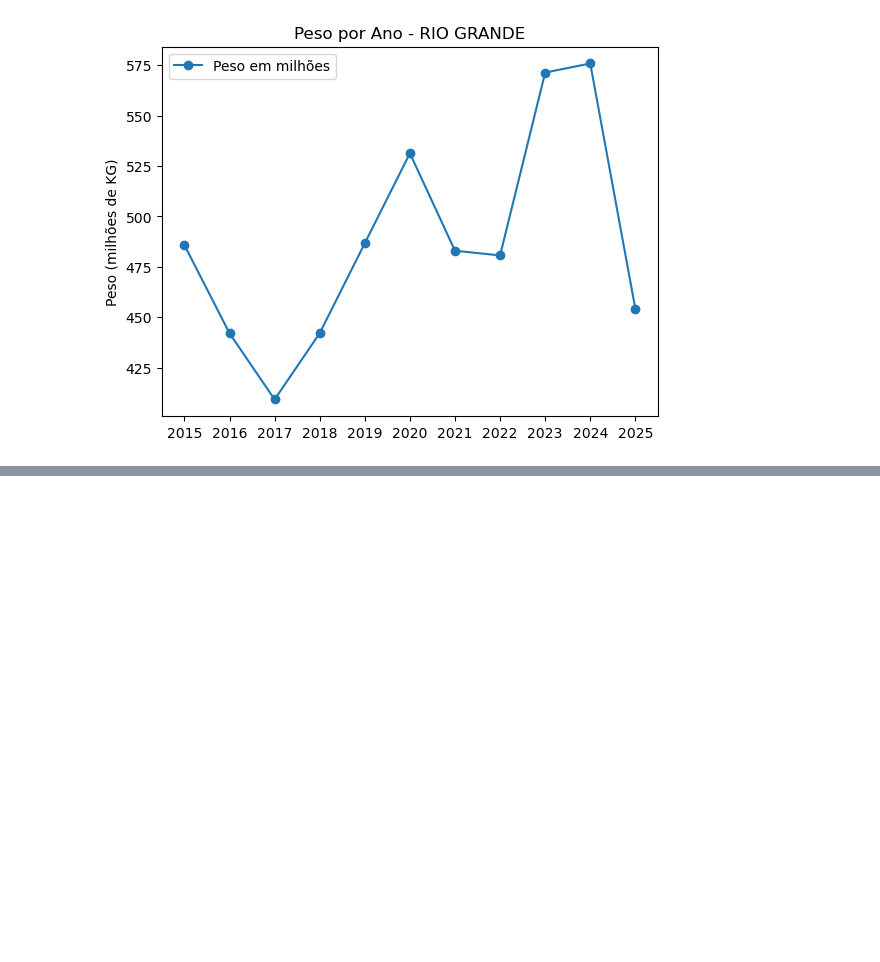
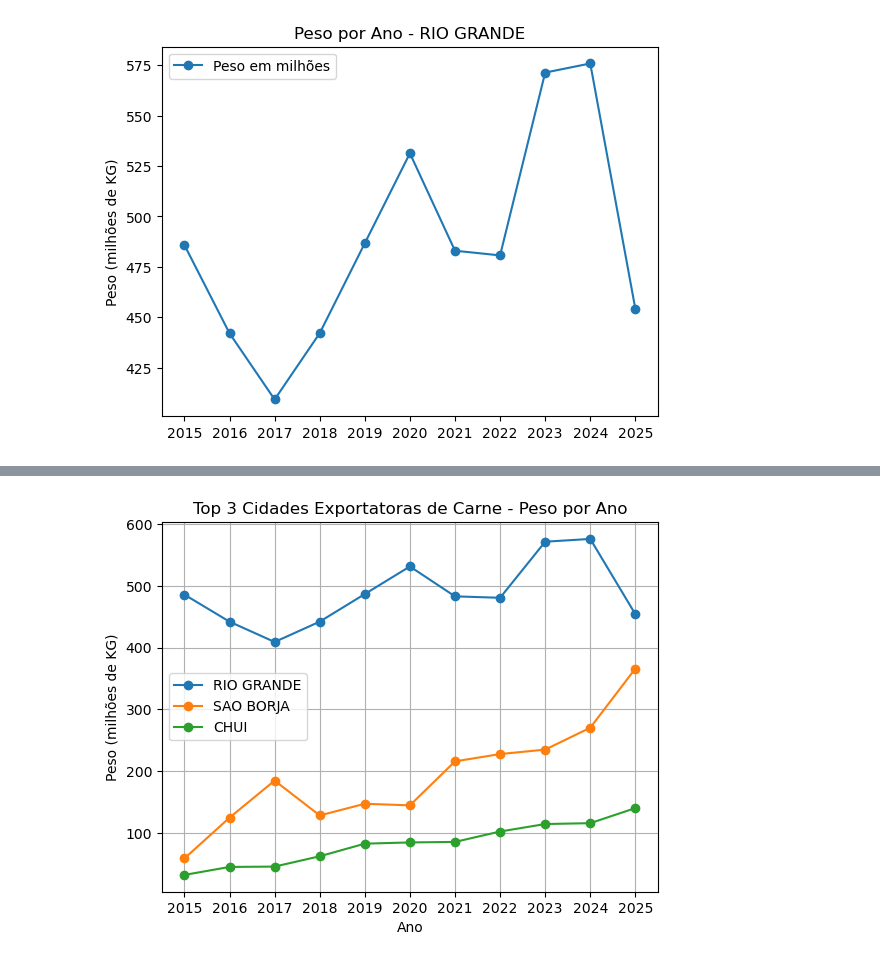
Before and after one commit to MatheusD1as/ProjetoLogistica, a Jupyter notebook: analise.ipynb, the cells around one changed output, grey strips where cells are left out. Saved outputs shown, nothing was run; the diff lists cells and outputs as text; code cells hidden in the pictures; blank space fills up the shorter version.

```diff
--- a/analise.ipynb
+++ b/analise.ipynb
@@ -170,0 +282,67 @@ plt.show()
+# %%
+import pandas as pd
+import matplotlib.pyplot as plt
+
+arquivo = "data_RS.xlsx"
+
+abas = [
+    "JAGUARAO",
+    "BAGE",
+    "SANTANA DO LIVRAMENTO ",
+    "URUGUAIANA",
+    "SAO BORJA",
+    "CHUI",
+    "PORTO ALEGRE",
+    "RIO GRANDE"
+]
+
+# juntar todas as abas
+lista_df = []
+for aba in abas:
+    df = pd.read_excel(arquivo, sheet_name=aba)
+    df["URF"] = aba.strip()  # cria coluna identificando a origem
+    lista_df.append(df)
+
+df_total = pd.concat(lista_df, ignore_index=True)
+
+# descobrir os 3 maiores (total geral)
+top3 = (
+    df_total
+    .groupby("URF")["Peso_KG"]
+    .sum()
+    .sort_values(ascending=False)
+    .head(3)
+    .index
+)
+
+# filtrar só os 3 maiores
+df_top3 = df_total[df_total["URF"].isin(top3)]
+
+# agrupar por Ano e URF
+df_ano_top3 = (
+    df_top3
+    .groupby(["Ano", "URF"])["Peso_KG"]
+    .sum()
+    .reset_index()
+)
+
+# converter para milhões
+df_ano_top3["Peso_milhoes"] = df_ano_top3["Peso_KG"] / 1_000_000
+
+# plot
+plt.figure()
+
+for urf in top3:
+    dados = df_ano_top3[df_ano_top3["URF"] == urf]
+    plt.plot(dados["Ano"], dados["Peso_milhoes"], marker='o', label=urf)
+
+plt.title("Top 3 Cidades Exportatoras de Carne - Peso por Ano")
+plt.xlabel("Ano")
+plt.ylabel("Peso (milhões de KG)")
+plt.xticks(range(df_ano_top3["Ano"].min(), df_ano_top3["Ano"].max() + 1))
+plt.legend()
+plt.grid()
+
+plt.show()
+# %% [output]
+[figure, added]
```
Also changed, not shown: parts of 5 cells of this notebook.
